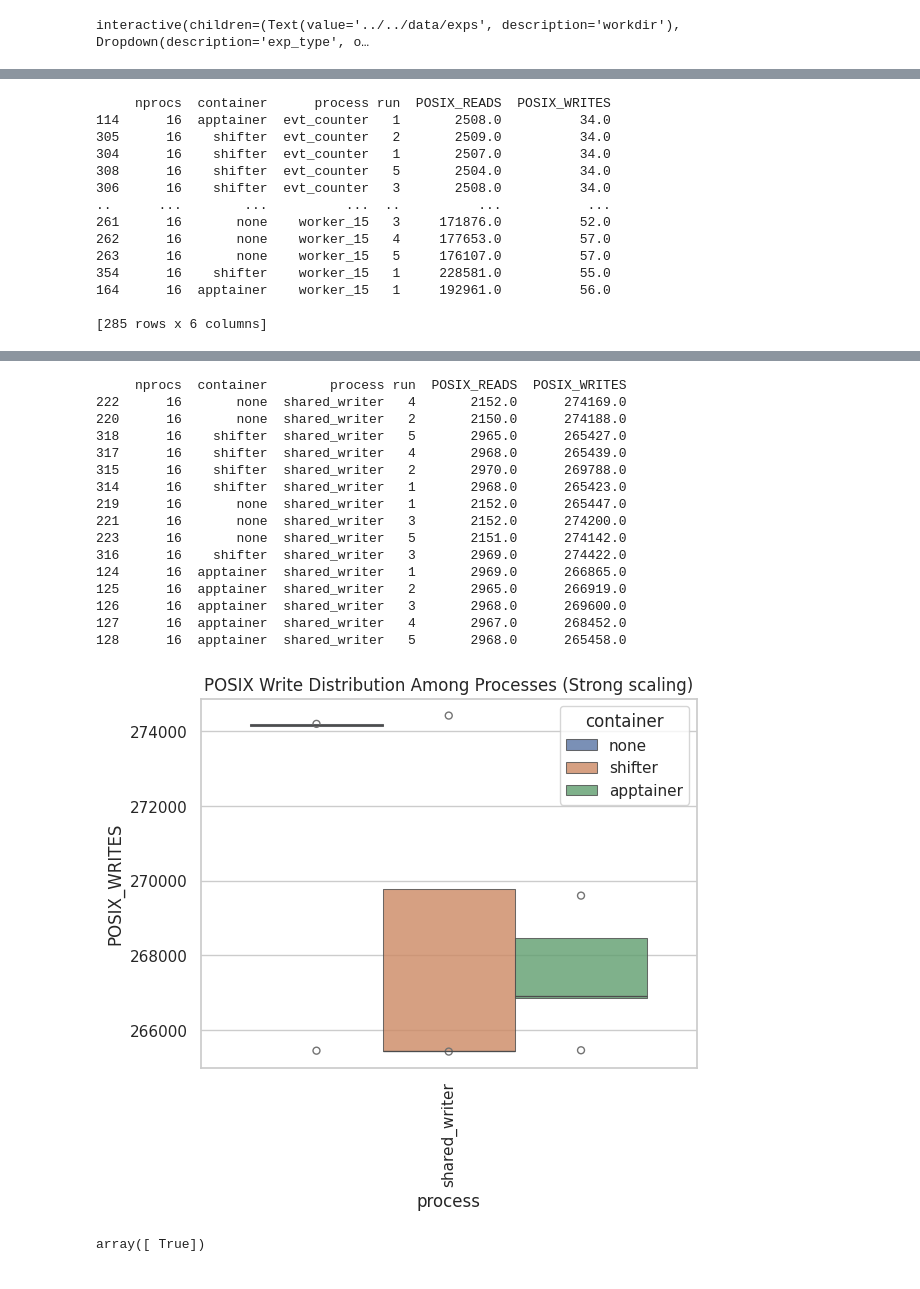
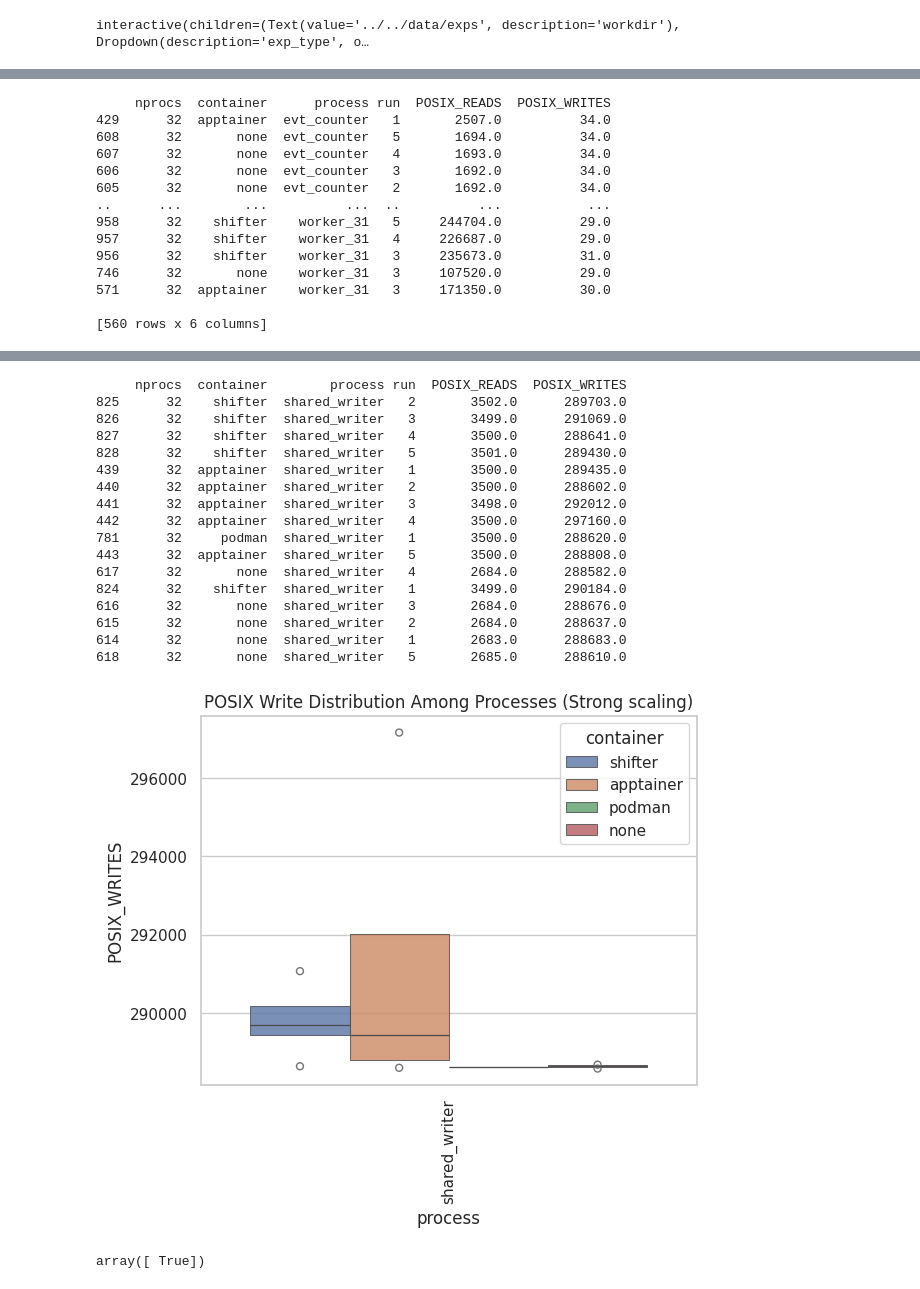
Before and after one commit to WesKw/DerivationExperiments, a Jupyter notebook: analysis/plot_posix_v_stdio.ipynb, the cells around one changed output, grey strips where cells are left out. Cells and saved outputs as stored; diff of their text form; code cells hidden in the pictures.

```diff
--- a/analysis/plot_posix_v_stdio.ipynb
+++ b/analysis/plot_posix_v_stdio.ipynb
@@ -22,14 +22,14 @@ special_groupings = [
 def args(workdir, exp_type, exp_name, limit_cpu):
     return (workdir, exp_type, exp_name, limit_cpu)
 
-arguments=interactive(args, workdir="../../data/exps", exp_type=["weak_scaling", "strong_scaling"], exp_name=["general"], limit_cpu=False, limit_runs=False, continuous_update=False)
+arguments=interactive(args, workdir="../../data/exps", exp_type=["weak_scaling", "strong_scaling"], exp_name=["general", "phases", "sharedfs"], limit_cpu=False, limit_runs=False, continuous_update=False)
 display(arguments)
 # %% [output]
 interactive(children=(Text(value='../../data/exps', description='workdir'), Dropdown(description='exp_type', o…
 # %%
 # load data
 # print(arguments.result)
-darshan_data = load_dataframe(arguments.result[0], arguments.result[1], arguments.result[2], arguments.result[3], modules=["POSIX", "STDIO"])
+darshan_data = load_dataframe(arguments.result[0], arguments.result[1], arguments.result[2], arguments.result[3], modules=["POSIX"])
 darshan_data = darshan_data.compute()
 darshan_data
 # %% [output]
@@ -282,7 +341,7 @@ def natural_sort_key(s):
 
 # find the distribution of reads and writes among processes
 distribution_df = darshan_data[METADATA_COLUMNS + ["POSIX_READS", "POSIX_WRITES"]]
-distribution_df = distribution_df.drop(columns=["id", "max_events", "limit_cpu"])
+distribution_df = distribution_df.drop(columns=["id", "max_events"])
 # distribution_df["group"] = distribution_df["process"].map(lambda x: GROUPINGS.get(x, "worker"))
 
 distribution_df = distribution_df.groupby(by=["nprocs", "container", "process", "run"]).sum(numeric_only=True).reset_index()
@@ -290,7 +349,7 @@ distribution_df = distribution_df.groupby(by=["nprocs", "container", "process",
 # distribution_df
 
 distribution_df["process"] = distribution_df["process"].astype(str)
-distribution_df = distribution_df[distribution_df["nprocs"] == 16]
+distribution_df = distribution_df[distribution_df["nprocs"] == 32]
 # distribution_df = distribution_df[distribution_df["container"] == "podman"]
 
 distribution_df.sort_values(by="process", inplace=True, key=natsort_keygen())
@@ -350,16 +409,16 @@ plt.show()
 # plt.show(plot2)
 # %% [output]
      nprocs  container      process run  POSIX_READS  POSIX_WRITES
-114      16  apptainer  evt_counter   1       2508.0          34.0
-305      16    shifter  evt_counter   2       2509.0          34.0
-304      16    shifter  evt_counter   1       2507.0          34.0
-308      16    shifter  evt_counter   5       2504.0          34.0
-306      16    shifter  evt_counter   3       2508.0          34.0
+429      32  apptainer  evt_counter   1       2507.0          34.0
+608      32       none  evt_counter   5       1694.0          34.0
+607      32       none  evt_counter   4       1693.0          34.0
+606      32       none  evt_counter   3       1692.0          34.0
+605      32       none  evt_counter   2       1692.0          34.0
 ..      ...        ...          ...  ..          ...           ...
-261      16       none    worker_15   3     171876.0          52.0
-262      16       none    worker_15   4     177653.0          57.0
-263      16       none    worker_15   5     176107.0          57.0
-354      16    shifter    worker_15   1     228581.0          55.0
-164      16  apptainer    worker_15   1     192961.0          56.0
+958      32    shifter    worker_31   5     244704.0          29.0
+957      32    shifter    worker_31   4     226687.0          29.0
+956      32    shifter    worker_31   3     235673.0          31.0
+746      32       none    worker_31   3     107520.0          29.0
+571      32  apptainer    worker_31   3     171350.0          30.0
 
-[285 rows x 6 columns]
+[560 rows x 6 columns]
@@ -367,20 +426,21 @@ plt.show()
      nprocs  container        process run  POSIX_READS  POSIX_WRITES
-222      16       none  shared_writer   4       2152.0      274169.0
-220      16       none  shared_writer   2       2150.0      274188.0
-318      16    shifter  shared_writer   5       2965.0      265427.0
-317      16    shifter  shared_writer   4       2968.0      265439.0
-315      16    shifter  shared_writer   2       2970.0      269788.0
-314      16    shifter  shared_writer   1       2968.0      265423.0
-219      16       none  shared_writer   1       2152.0      265447.0
-221      16       none  shared_writer   3       2152.0      274200.0
-223      16       none  shared_writer   5       2151.0      274142.0
-316      16    shifter  shared_writer   3       2969.0      274422.0
-124      16  apptainer  shared_writer   1       2969.0      266865.0
-125      16  apptainer  shared_writer   2       2965.0      266919.0
-126      16  apptainer  shared_writer   3       2968.0      269600.0
-127      16  apptainer  shared_writer   4       2967.0      268452.0
-128      16  apptainer  shared_writer   5       2968.0      265458.0
+825      32    shifter  shared_writer   2       3502.0      289703.0
+826      32    shifter  shared_writer   3       3499.0      291069.0
+827      32    shifter  shared_writer   4       3500.0      288641.0
+828      32    shifter  shared_writer   5       3501.0      289430.0
+439      32  apptainer  shared_writer   1       3500.0      289435.0
+440      32  apptainer  shared_writer   2       3500.0      288602.0
+441      32  apptainer  shared_writer   3       3498.0      292012.0
+442      32  apptainer  shared_writer   4       3500.0      297160.0
+781      32     podman  shared_writer   1       3500.0      288620.0
+443      32  apptainer  shared_writer   5       3500.0      288808.0
+617      32       none  shared_writer   4       2684.0      288582.0
+824      32    shifter  shared_writer   1       3499.0      290184.0
+616      32       none  shared_writer   3       2684.0      288676.0
+615      32       none  shared_writer   2       2684.0      288637.0
+614      32       none  shared_writer   1       2683.0      288683.0
+618      32       none  shared_writer   5       2685.0      288610.0
-[figure, old version]
+[figure, new version]
 # %%
 # darshan_data[(darshan_data["container"] == "shifter")]["nprocs"].unique()
 darshan_data["limit_cpu"].unique()
```
Also changed, not shown: parts of 12 cells of this notebook, 3 other files.
